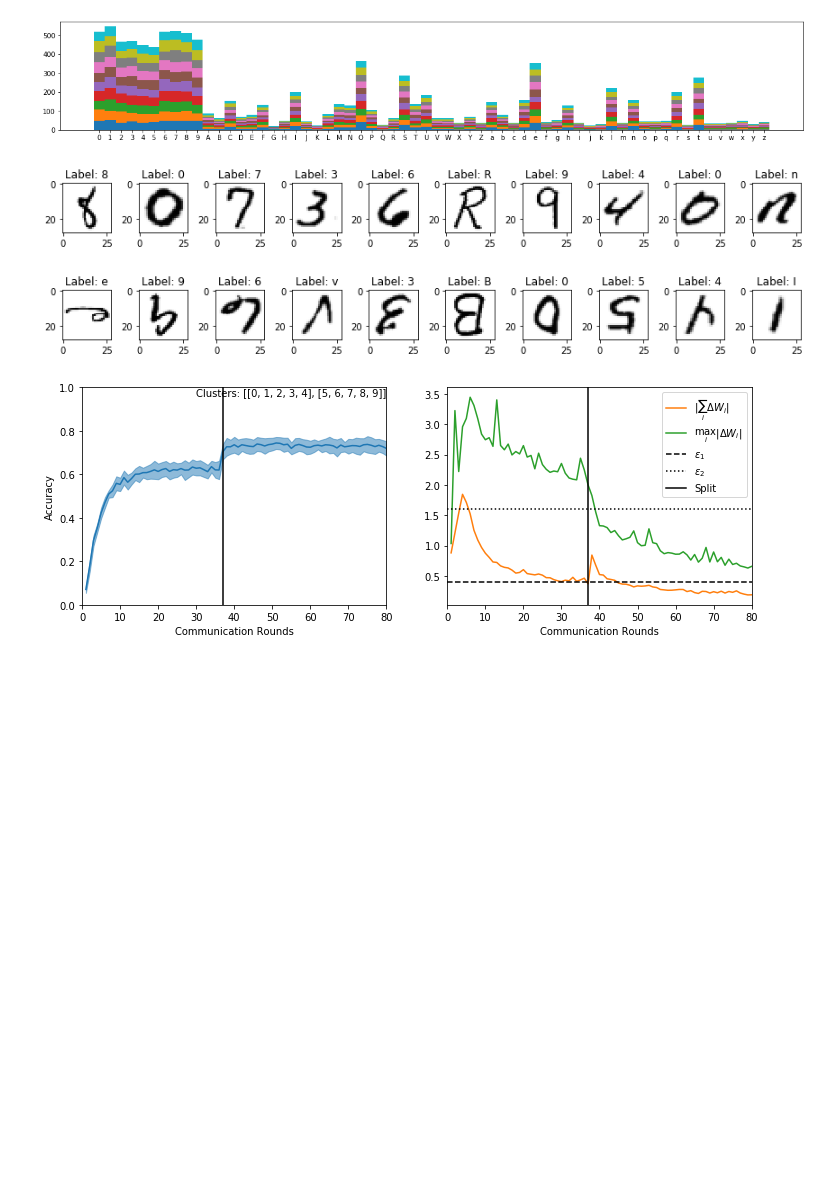
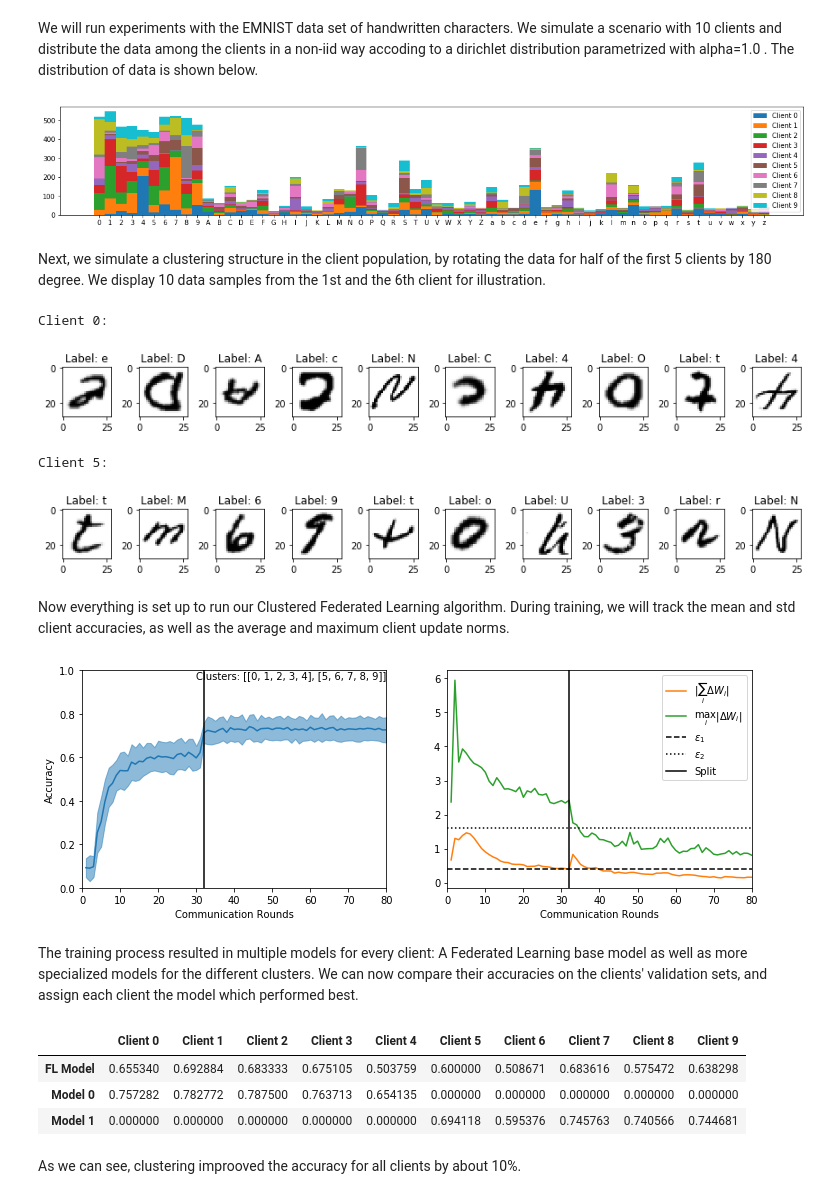
Before and after one commit to felisat/clustered-federated-learning, a Jupyter notebook: clustered_federated_learning.ipynb, the cells around one changed output. Drawn from its saved outputs; the diff is of its cells as text; code cells hidden in the pictures; blank space fills up the shorter version.

```diff
--- a/clustered_federated_learning.ipynb
+++ b/clustered_federated_learning.ipynb
@@ -17,7 +19,13 @@ from data_utils import split_noniid, CustomSubset
 
 torch.manual_seed(42)
 np.random.seed(42)
+# %% [markdown]
+We will run experiments with the EMNIST data set of handwritten characters. We simulate a scenario with 10 clients and distribute the data among the clients in a non-iid way accoding to a dirichlet distribution parametrized with alpha=1.0 . The distribution of data is shown below.
 # %%
+N_CLIENTS = 10
+DIRICHLET_ALPHA = 1.0
+
+
 data = datasets.EMNIST(root=".", split="byclass", download=True)
 
 mapp = np.array(['0', '1', '2', '3', '4', '5', '6', '7', '8', '9', 'A', 'B', 'C',
@@ -30,22 +38,19 @@ idcs = np.random.permutation(len(data))
 train_idcs, test_idcs = idcs[:10000], idcs[10000:20000]
 train_labels = data.train_labels.numpy()
 
-client_idcs = split_noniid(train_idcs, train_labels, alpha=100.0, n_clients=10)
+client_idcs = split_noniid(train_idcs, train_labels, alpha=DIRICHLET_ALPHA, n_clients=N_CLIENTS)
 
 client_data = [CustomSubset(data, idcs) for idcs in client_idcs]
 test_data = CustomSubset(data, test_idcs, transforms.Compose([transforms.ToTensor()]))
-
-
-for i, client_datum in enumerate(client_data):
-    if i>=5:
-        client_datum.subset_transform = transforms.Compose([transforms.RandomRotation((180,180)),
-                                                      transforms.ToTensor()])
-    else:
-        client_datum.subset_transform = transforms.Compose([transforms.ToTensor()])
 # %%
 plt.figure(figsize=(20,3))
-plt.hist([train_labels[idc]for idc in client_idcs], stacked=True, bins=np.arange(min(train_labels)-0.5, max(train_labels) + 1.5, 1))
+plt.hist([train_labels[idc]for idc in client_idcs], stacked=True,
+         bins=np.arange(min(train_labels)-0.5, max(train_labels) + 1.5, 1),
+        label=["Client {}".format(i) for i in range(N_CLIENTS)])
 plt.xticks(np.arange(62), mapp)
+plt.legend()
 plt.show()
 # %% [output]
-[figure, old version]
+[figure, new version]
+# %% [markdown]
+Next, we simulate a clustering structure in the client population, by rotating the data for half of the first 5 clients by 180 degree. We display 10 data samples from the 1st and the 6th client for illustration.
@@ -57,6 +69,7 @@ server = Server(ConvNet, test_data)
 for client in [clients[0], clients[5]]:
     x, y = iter(client.train_loader).next()
 
+    print("Client {}:".format(client.id))
     plt.figure(figsize=(15,1))
     for i in range(10):
         plt.subplot(1,10,i+1)
@@ -64,8 +77,12 @@ for client in [clients[0], clients[5]]:
         plt.title("Label: {}".format(mapp[y[i].item()]))
     plt.show()
 # %% [output]
+Client 0:
-[figure, old version]
+[figure, new version]
+Client 5:
-[figure, old version]
+[figure, new version]
+# %% [markdown]
+Now everything is set up to run our Clustered Federated Learning algorithm. During training, we will track the mean and std client accuracies, as well as the average and maximum client update norms.
 # %%
 COMMUNICATION_ROUNDS = 80
 EPS_1 = 0.4
@@ -74,8 +91,8 @@ EPS_2 = 1.6
 
 cfl_stats = ExperimentLogger()
 
-idccs = [np.arange(len(clients)).astype("int")]
-client_clusters = [[clients[i] for i in idcs] for idcs in idccs]
+cluster_indices = [np.arange(len(clients)).astype("int")]
+client_clusters = [[clients[i] for i in idcs] for idcs in cluster_indices]
 
 
 for c_round in range(1, COMMUNICATION_ROUNDS+1):
@@ -92,32 +109,41 @@ for c_round in range(1, COMMUNICATION_ROUNDS+1):
 
     similarities = server.compute_pairwise_similarities(clients)
 
-    idccs_new = []
-    for idc in idccs:
+    cluster_indices_new = []
+    for idc in cluster_indices:
         max_norm = server.compute_max_update_norm([clients[i] for i in idc])
         mean_norm = server.compute_mean_update_norm([clients[i] for i in idc])
 
         if mean_norm<EPS_1 and max_norm>EPS_2 and len(idc)>2 and c_round>20:
+
+            server.cache_model(idc, clients[idc[0]].W, acc_clients)
+
             c1, c2 = server.cluster_clients(similarities[idc][:,idc])
-            idccs_new += [c1, c2]
+            cluster_indices_new += [c1, c2]
 
             cfl_stats.log({"split" : c_round})
 
         else:
-            idccs_new += [idc]
+            cluster_indices_new += [idc]
 
 
-    idccs = idccs_new
-    client_clusters = [[clients[i] for i in idcs] for idcs in idccs]
+    cluster_indices = cluster_indices_new
+    client_clusters = [[clients[i] for i in idcs] for idcs in cluster_indices]
 
     server.aggregate_clusterwise(client_clusters)
 
     acc_clients = [client.evaluate() for client in clients]
 
     cfl_stats.log({"acc_clients" : acc_clients, "mean_norm" : mean_norm, "max_norm" : max_norm,
-                  "rounds" : c_round, "clusters" : idccs})
+                  "rounds" : c_round, "clusters" : cluster_indices})
 
 
     display_train_stats(cfl_stats, EPS_1, EPS_2, COMMUNICATION_ROUNDS)
+
+
+for idc in cluster_indices:
+    server.cache_model(idc, clients[idc[0]].W, acc_clients)
 # %% [output]
-[figure, old version]
+[figure, new version]
+# %% [markdown]
+The training process resulted in multiple models for every client: A Federated Learning base model as well as more specialized models for the different clusters.  We can now compare their accuracies on the clients' validation sets, and assign each client the model which performed best.
@@ -123,0 +154,16 @@ for c_round in range(1, COMMUNICATION_ROUNDS+1):
+# %%
+frame = pd.DataFrame(results, columns=["FL Model"]+["Model {}".format(i)
+                                                    for i in range(results.shape[1]-1)],
+            index = ["Client {}".format(i) for i in range(results.shape[0])])
+
+def highlight_max(s):
+    is_max = s == s.max()
+    return ['background-color: yellow' if v else '' for v in is_max]
+frame.T.style.apply(highlight_max)
+# %% [output]
+|  | Client 0 | Client 1 | Client 2 | Client 3 | Client 4 | Client 5 | Client 6 | Client 7 | Client 8 | Client 9 |
+| FL Model | 0.655340 | 0.692884 | 0.683333 | 0.675105 | 0.503759 | 0.600000 | 0.508671 | 0.683616 | 0.575472 | 0.638298 |
+| Model 0 | 0.757282 | 0.782772 | 0.787500 | 0.763713 | 0.654135 | 0.000000 | 0.000000 | 0.000000 | 0.000000 | 0.000000 |
+| Model 1 | 0.000000 | 0.000000 | 0.000000 | 0.000000 | 0.000000 | 0.694118 | 0.595376 | 0.745763 | 0.740566 | 0.744681 |
+# %% [markdown]
+As we can see, clustering improoved the accuracy for all clients by about 10%.
```
Also changed, not shown: parts of 3 cells of this notebook, 1 other file.
